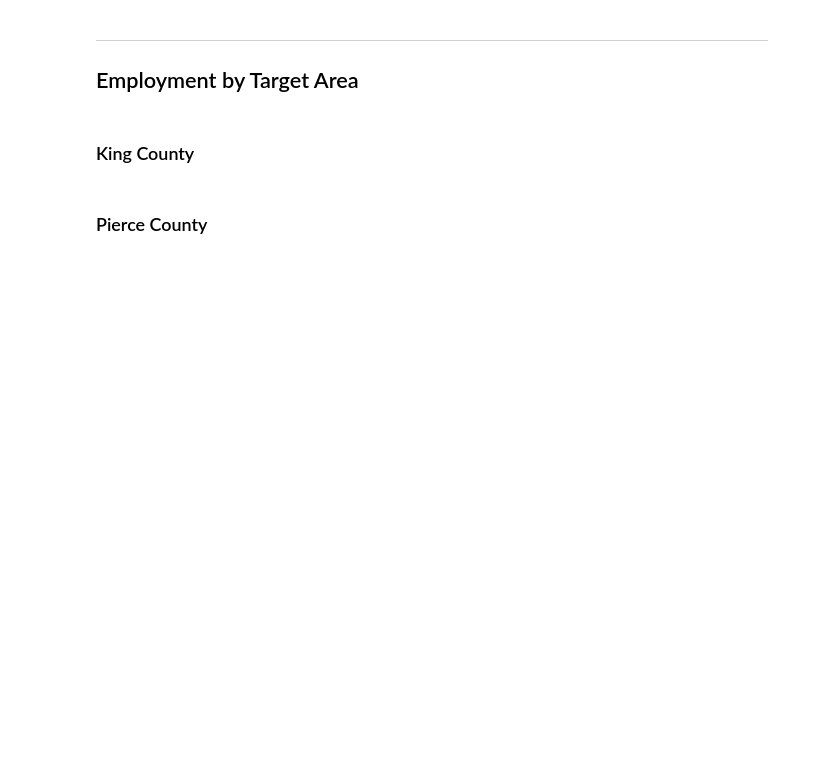
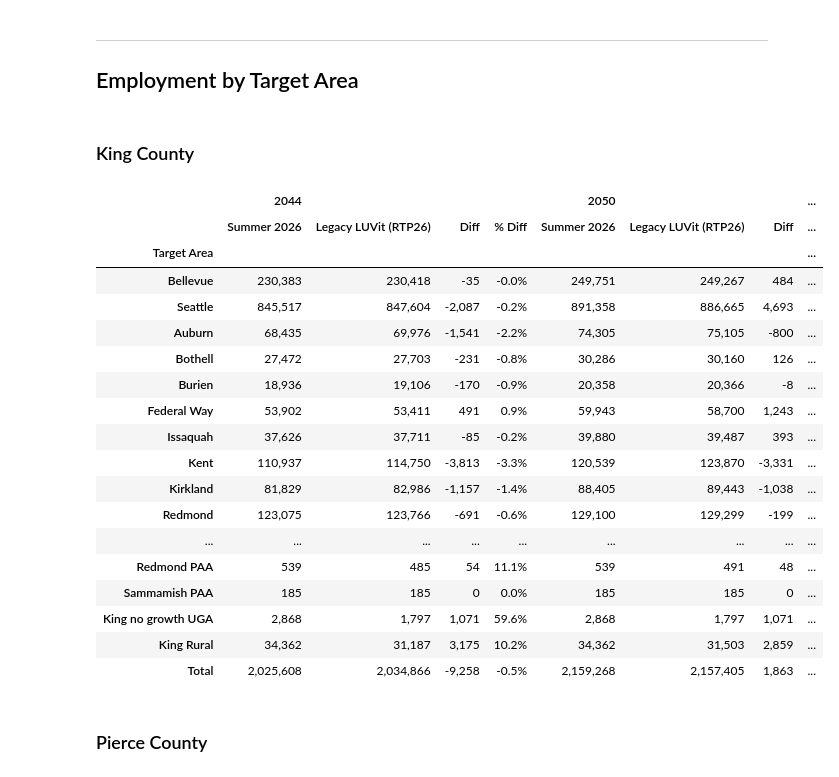
Before and after one commit to psrc/control_totals, a Jupyter notebook: examples/summer_2026/validation.ipynb, the cells around one changed output. Drawn from its saved outputs; the diff is of its cells as text; code cells hidden in the pictures; blank space fills up the shorter version.

```diff
--- a/examples/summer_2026/validation.ipynb
+++ b/examples/summer_2026/validation.ipynb
@@ -160,8 +294,28 @@ display(target_comparison_table(s26_hh, s26_xwalk, leg_hh, leg_xwalk, "2050", 53
 # %% [markdown]
 ### King County
 # %%
-display(target_comparison_table(s26_emp, s26_xwalk, leg_emp, leg_xwalk, "2050", 53033,
+display(target_comparison_table(s26_emp, s26_xwalk, leg_emp, leg_xwalk, _END_YEARS, 53033,
                                 label_a="Summer 2026", label_b="Legacy LUVit (RTP26)"))
+# %% [output]
+|  | 2044 |  |  |  | 2050 |  |  | ... |
+|  | Summer 2026 | Legacy LUVit (RTP26) | Diff | % Diff | Summer 2026 | Legacy LUVit (RTP26) | Diff | ... |
+| Target Area |  |  |  |  |  |  |  | ... |
+| Bellevue | 230,383 | 230,418 | -35 | -0.0% | 249,751 | 249,267 | 484 | ... |
+| Seattle | 845,517 | 847,604 | -2,087 | -0.2% | 891,358 | 886,665 | 4,693 | ... |
+| Auburn | 68,435 | 69,976 | -1,541 | -2.2% | 74,305 | 75,105 | -800 | ... |
+| Bothell | 27,472 | 27,703 | -231 | -0.8% | 30,286 | 30,160 | 126 | ... |
+| Burien | 18,936 | 19,106 | -170 | -0.9% | 20,358 | 20,366 | -8 | ... |
+| Federal Way | 53,902 | 53,411 | 491 | 0.9% | 59,943 | 58,700 | 1,243 | ... |
+| Issaquah | 37,626 | 37,711 | -85 | -0.2% | 39,880 | 39,487 | 393 | ... |
+| Kent | 110,937 | 114,750 | -3,813 | -3.3% | 120,539 | 123,870 | -3,331 | ... |
+| Kirkland | 81,829 | 82,986 | -1,157 | -1.4% | 88,405 | 89,443 | -1,038 | ... |
+| Redmond | 123,075 | 123,766 | -691 | -0.6% | 129,100 | 129,299 | -199 | ... |
+| ... | ... | ... | ... | ... | ... | ... | ... | ... |
+| Redmond PAA | 539 | 485 | 54 | 11.1% | 539 | 491 | 48 | ... |
+| Sammamish PAA | 185 | 185 | 0 | 0.0% | 185 | 185 | 0 | ... |
+| King no growth UGA | 2,868 | 1,797 | 1,071 | 59.6% | 2,868 | 1,797 | 1,071 | ... |
+| King Rural | 34,362 | 31,187 | 3,175 | 10.2% | 34,362 | 31,503 | 2,859 | ... |
+| Total | 2,025,608 | 2,034,866 | -9,258 | -0.5% | 2,159,268 | 2,157,405 | 1,863 | ... |
 # %% [markdown]
 ### Pierce County
 # %%
```
Also changed, not shown: parts of 12 cells of this notebook, 2 other files.
